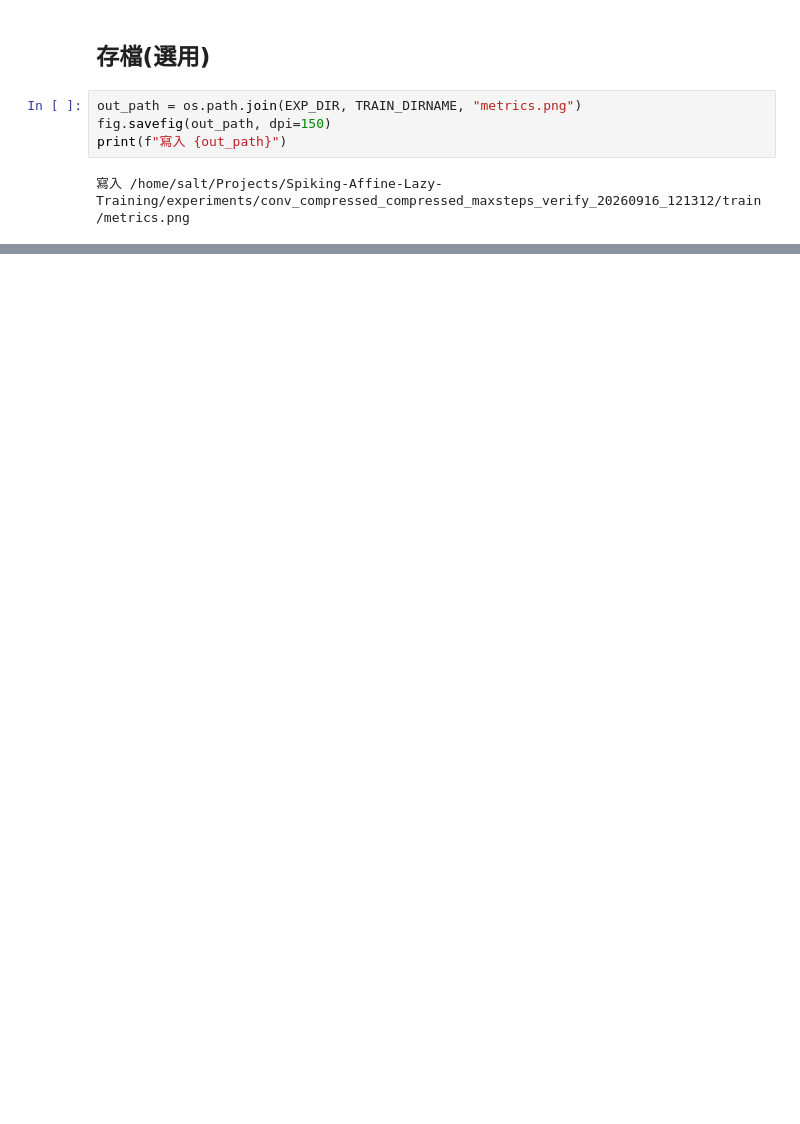
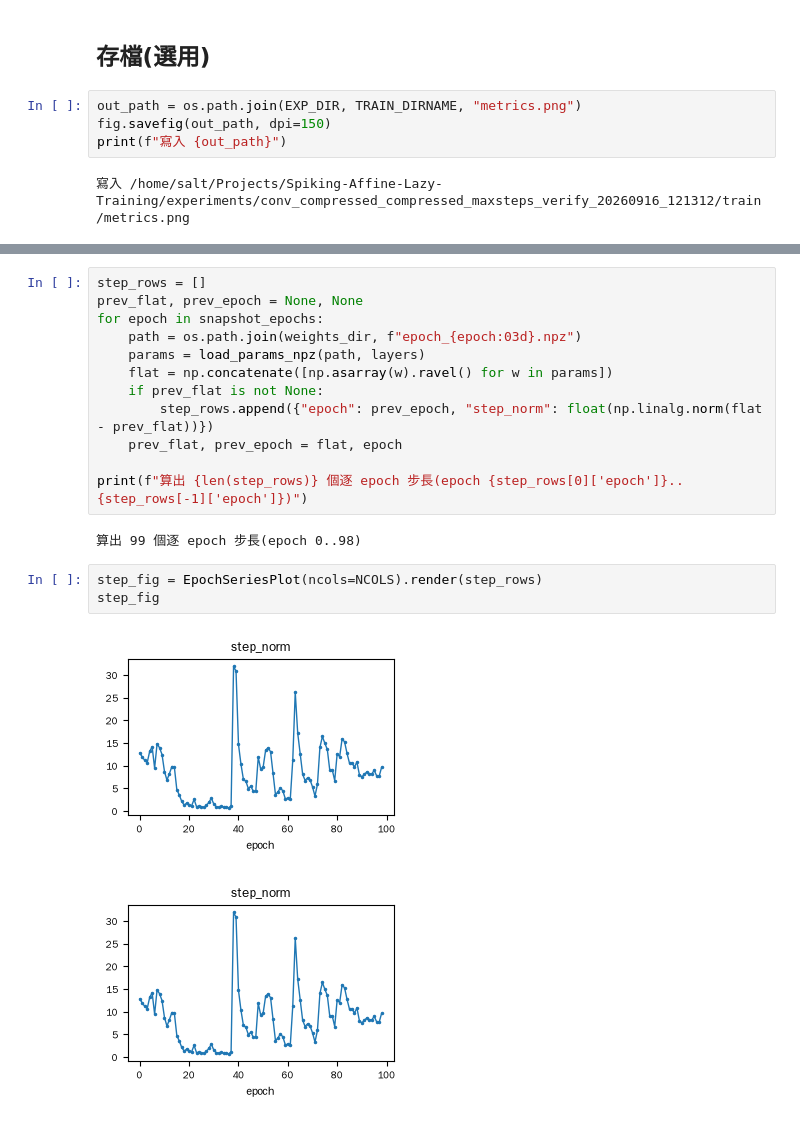
Before and after one commit to Salt-Shio/Spiking-Affine-Lazy-Training, a Jupyter notebook: example/notebooks/plot_metrics.ipynb, the cells around one changed output, grey strips where cells are left out. Saved outputs shown, nothing was run; the diff lists cells and outputs as text; blank space fills up the shorter version.

```diff
--- a/example/notebooks/plot_metrics.ipynb
+++ b/example/notebooks/plot_metrics.ipynb
@@ -75,0 +141,20 @@ print(f"寫入 {out_path}")
+# %%
+step_rows = []
+prev_flat, prev_epoch = None, None
+for epoch in snapshot_epochs:
+    path = os.path.join(weights_dir, f"epoch_{epoch:03d}.npz")
+    params = load_params_npz(path, layers)
+    flat = np.concatenate([np.asarray(w).ravel() for w in params])
+    if prev_flat is not None:
+        step_rows.append({"epoch": prev_epoch, "step_norm": float(np.linalg.norm(flat - prev_flat))})
+    prev_flat, prev_epoch = flat, epoch
+
+print(f"算出 {len(step_rows)} 個逐 epoch 步長(epoch {step_rows[0]['epoch']}..{step_rows[-1]['epoch']})")
+# %% [output]
+算出 99 個逐 epoch 步長(epoch 0..98)
+# %%
+step_fig = EpochSeriesPlot(ncols=NCOLS).render(step_rows)
+step_fig
+# %% [output]
+[figure, added]
+[figure, added]
```
Also changed, not shown: parts of 7 cells of this notebook, 3 other files.
